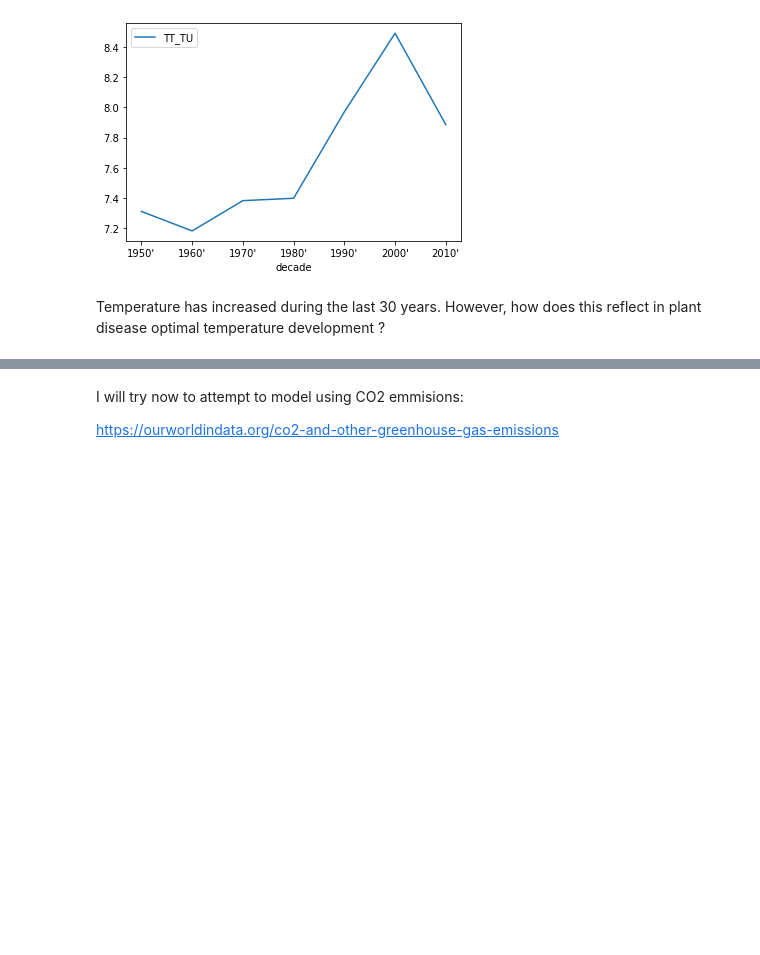
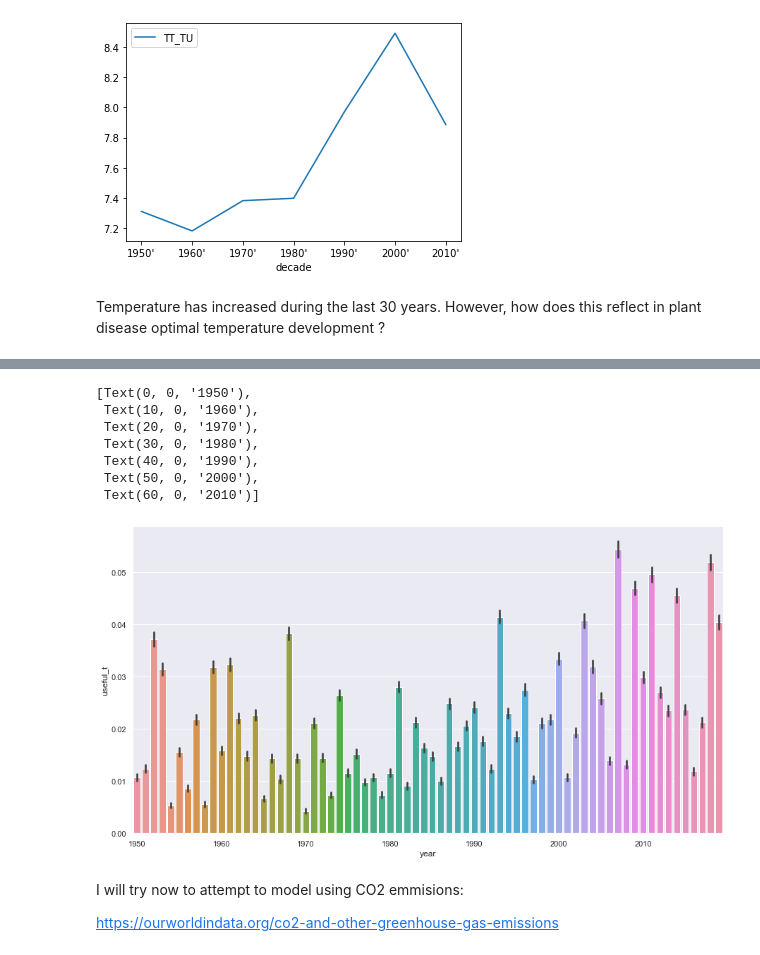
Before and after one commit to serbanradulescu/master_thesis, a Jupyter notebook: project.ipynb, the cells around one changed output, grey strips where cells are left out. Cells and saved outputs as stored; diff of their text form; code cells hidden in the pictures; blank space fills up the shorter version.

```diff
--- a/project.ipynb
+++ b/project.ipynb
@@ -124,3 +135,18 @@ new_df.plot( y = 'useful_t')
+# %%
+plt.figure(figsize = (15,8))
+ax = sns.barplot(x = 'year', y = 'useful_t',data = new_df)
+#ax.set_xticklabels([1950,1960,1970,1980,1990,2000,2010])
+ax.set_xticks([0,10,20,30,40,50,60])
+ax.set_xticklabels(["1950","1960","1970","1980","1990","2000","2010"])
+# %% [output]
+[Text(0, 0, '1950'),
+ Text(10, 0, '1960'),
+ Text(20, 0, '1970'),
+ Text(30, 0, '1980'),
+ Text(40, 0, '1990'),
+ Text(50, 0, '2000'),
+ Text(60, 0, '2010')]
+[figure, added]
 # %% [markdown]
 I will try now to attempt to model using CO2 emmisions:
 
```
Also changed, not shown: parts of 12 cells of this notebook, 1 other file.
